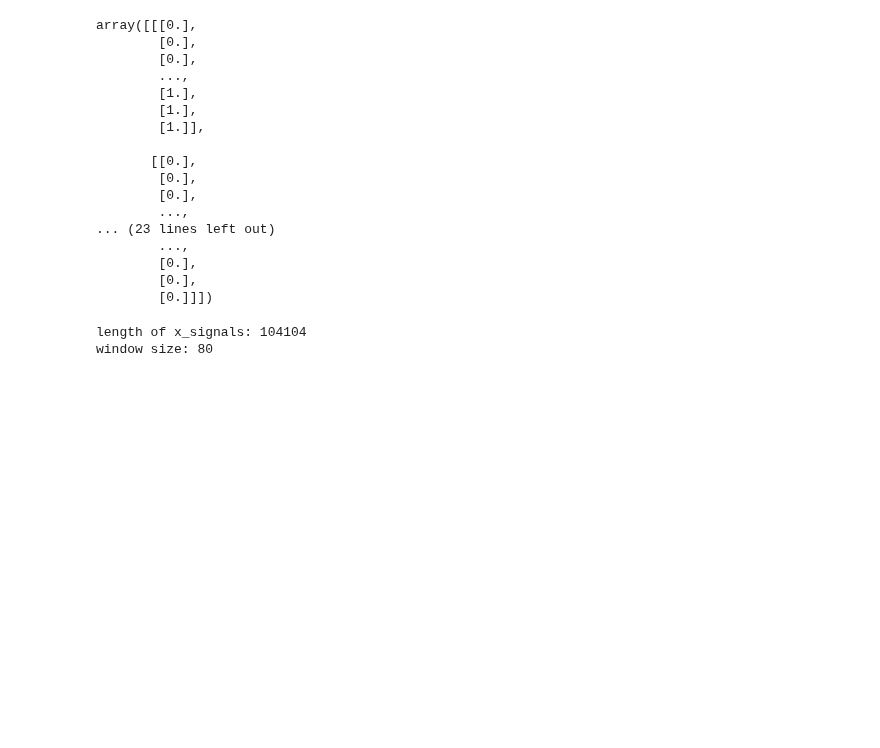
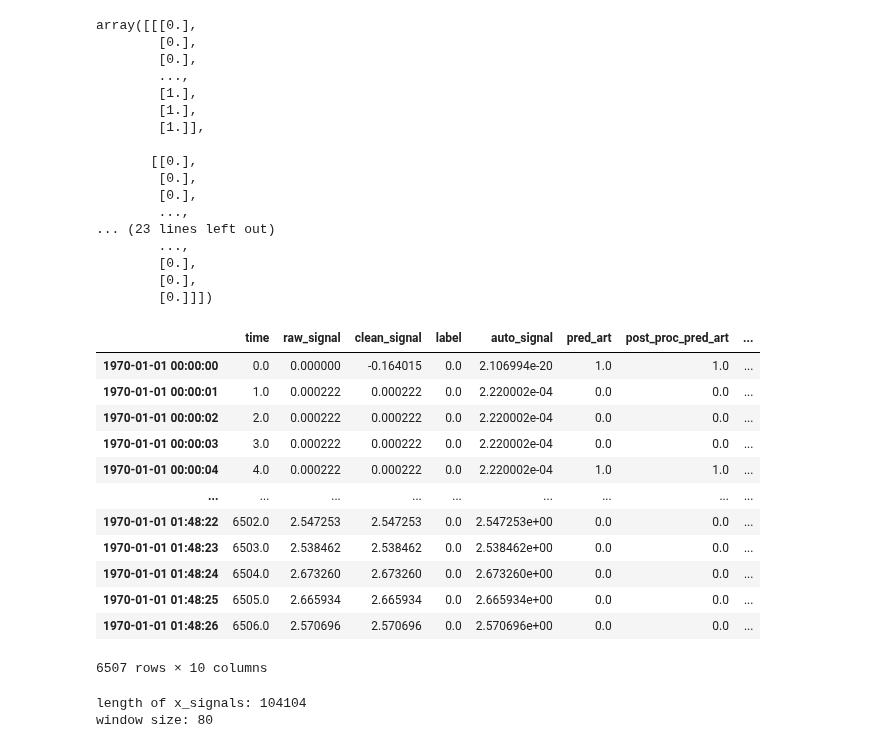
Before and after one commit to 08Aristodemus24/thesis-writing-1, a Jupyter notebook: server-side/modelling/experiementation.ipynb, the cells around one changed output. Cells and saved outputs as stored; diff of their text form; code cells hidden in the pictures; blank space fills up the shorter version.

```diff
--- a/server-side/modelling/experiementation.ipynb
+++ b/server-side/modelling/experiementation.ipynb
@@ -5538,6 +2791,22 @@ array([[[0.],
         [0.],
         [0.],
         [0.]]])
+# %%
+ahixac_eda_df_16hz.iloc[::16]
+# %% [output]
+|  | time | raw_signal | clean_signal | label | auto_signal | pred_art | post_proc_pred_art | ... |
+| 1970-01-01 00:00:00 | 0.0 | 0.000000 | -0.164015 | 0.0 | 2.106994e-20 | 1.0 | 1.0 | ... |
+| 1970-01-01 00:00:01 | 1.0 | 0.000222 | 0.000222 | 0.0 | 2.220002e-04 | 0.0 | 0.0 | ... |
+| 1970-01-01 00:00:02 | 2.0 | 0.000222 | 0.000222 | 0.0 | 2.220002e-04 | 0.0 | 0.0 | ... |
+| 1970-01-01 00:00:03 | 3.0 | 0.000222 | 0.000222 | 0.0 | 2.220002e-04 | 0.0 | 0.0 | ... |
+| 1970-01-01 00:00:04 | 4.0 | 0.000222 | 0.000222 | 0.0 | 2.220002e-04 | 1.0 | 1.0 | ... |
+| ... | ... | ... | ... | ... | ... | ... | ... | ... |
+| 1970-01-01 01:48:22 | 6502.0 | 2.547253 | 2.547253 | 0.0 | 2.547253e+00 | 0.0 | 0.0 | ... |
+| 1970-01-01 01:48:23 | 6503.0 | 2.538462 | 2.538462 | 0.0 | 2.538462e+00 | 0.0 | 0.0 | ... |
+| 1970-01-01 01:48:24 | 6504.0 | 2.673260 | 2.673260 | 0.0 | 2.673260e+00 | 0.0 | 0.0 | ... |
+| 1970-01-01 01:48:25 | 6505.0 | 2.665934 | 2.665934 | 0.0 | 2.665934e+00 | 0.0 | 0.0 | ... |
+| 1970-01-01 01:48:26 | 6506.0 | 2.570696 | 2.570696 | 0.0 | 2.570696e+00 | 0.0 | 0.0 | ... |
+6507 rows × 10 columns
 # %%
 ahixac_signals_16hz, ahixac_labels_16hz = charge_raw_data(ahixac_eda_df_16hz, x_col="raw_signal", target_time=0.5, y_col="label", hertz=16, scale=True)
 ahixac_signals_16hz.shape
```
Also changed, not shown: parts of 390 cells of this notebook, 2 other files.
